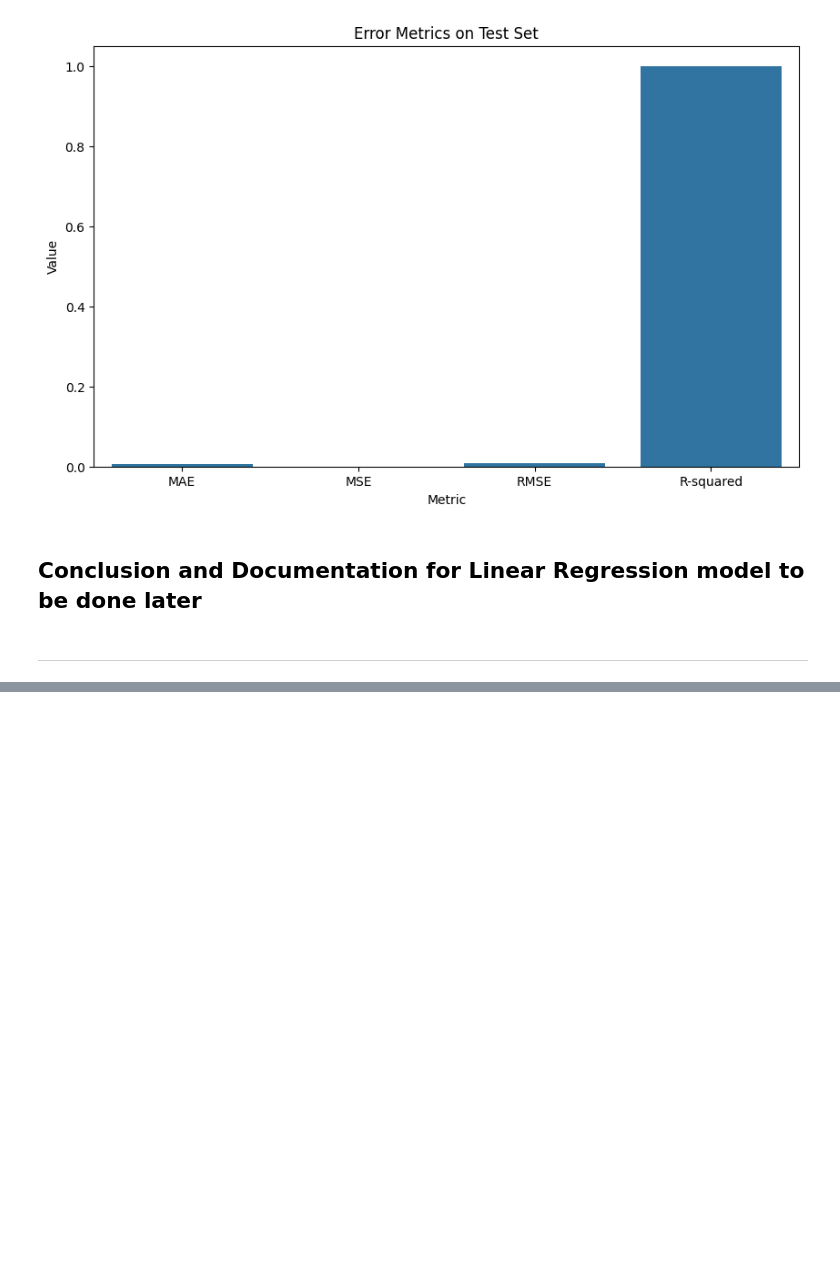
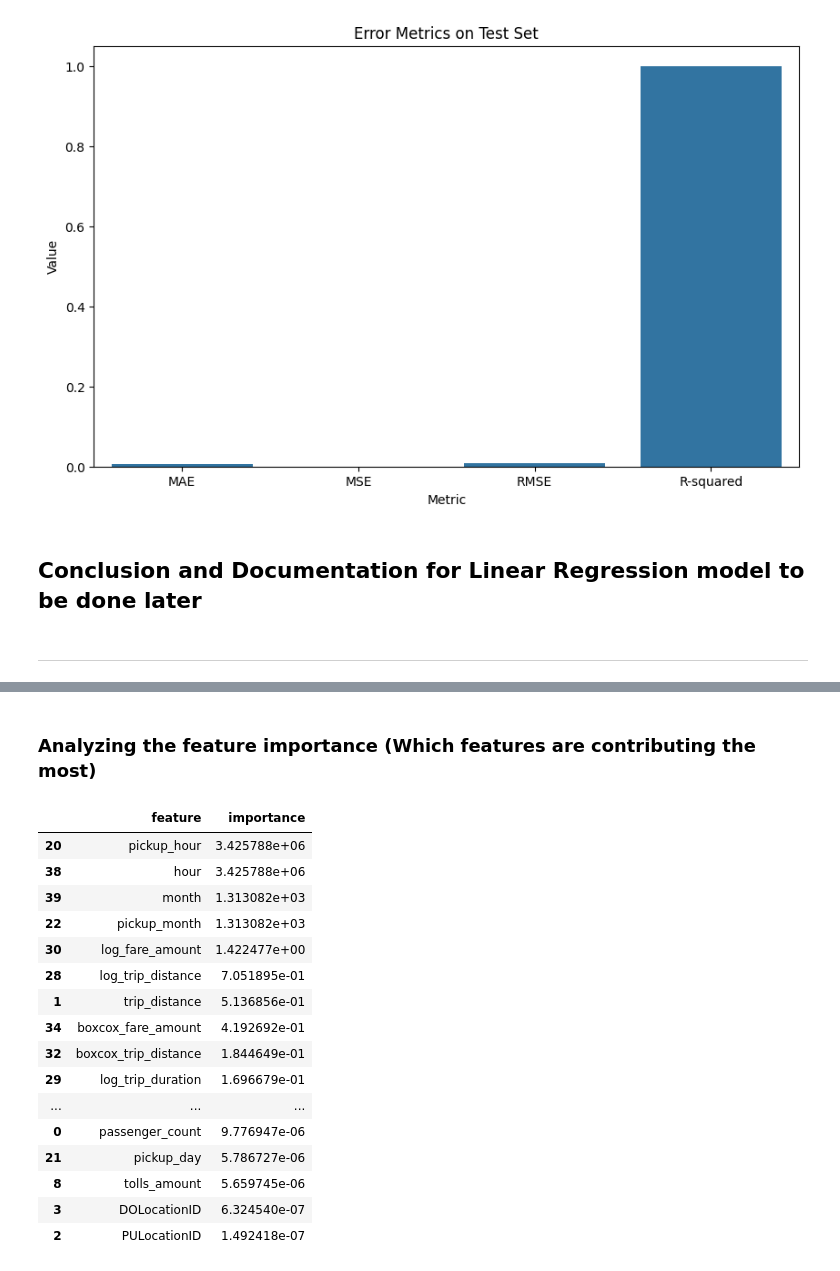
Before and after one commit to LongD3Ad/Taxi-Fare, a Jupyter notebook: Taxi_model.ipynb, the cells around one changed output, grey strips where cells are left out. Saved outputs shown, nothing was run; the diff lists cells and outputs as text; code cells hidden in the pictures; blank space fills up the shorter version.

Commit message:
Performed Feature importance and Multicolinearity

```diff
--- a/Taxi_model.ipynb
+++ b/Taxi_model.ipynb
@@ -278,0 +292,29 @@ plt.show()
+# %% [markdown]
+### Analyzing the feature importance (Which features are contributing the most)
+# %%
+feature_importance = pd.DataFrame({
+    'feature': train_df.drop('fare_amount', axis=1).columns,
+    'importance': abs(linear_model.coef_)
+}).sort_values('importance', ascending=False)
+# %%
+imp = feature_importance.sort_values(['importance'], ascending = [0])
+# %%
+imp #Will look into the interpretation of these values later on
+# %% [output]
+|  | feature | importance |
+| 20 | pickup_hour | 3.425788e+06 |
+| 38 | hour | 3.425788e+06 |
+| 39 | month | 1.313082e+03 |
+| 22 | pickup_month | 1.313082e+03 |
+| 30 | log_fare_amount | 1.422477e+00 |
+| 28 | log_trip_distance | 7.051895e-01 |
+| 1 | trip_distance | 5.136856e-01 |
+| 34 | boxcox_fare_amount | 4.192692e-01 |
+| 32 | boxcox_trip_distance | 1.844649e-01 |
+| 29 | log_trip_duration | 1.696679e-01 |
+| ... | ... | ... |
+| 0 | passenger_count | 9.776947e-06 |
+| 21 | pickup_day | 5.786727e-06 |
+| 8 | tolls_amount | 5.659745e-06 |
+| 3 | DOLocationID | 6.324540e-07 |
+| 2 | PULocationID | 1.492418e-07 |
```
Also changed, not shown: parts of 8 cells of this notebook.
